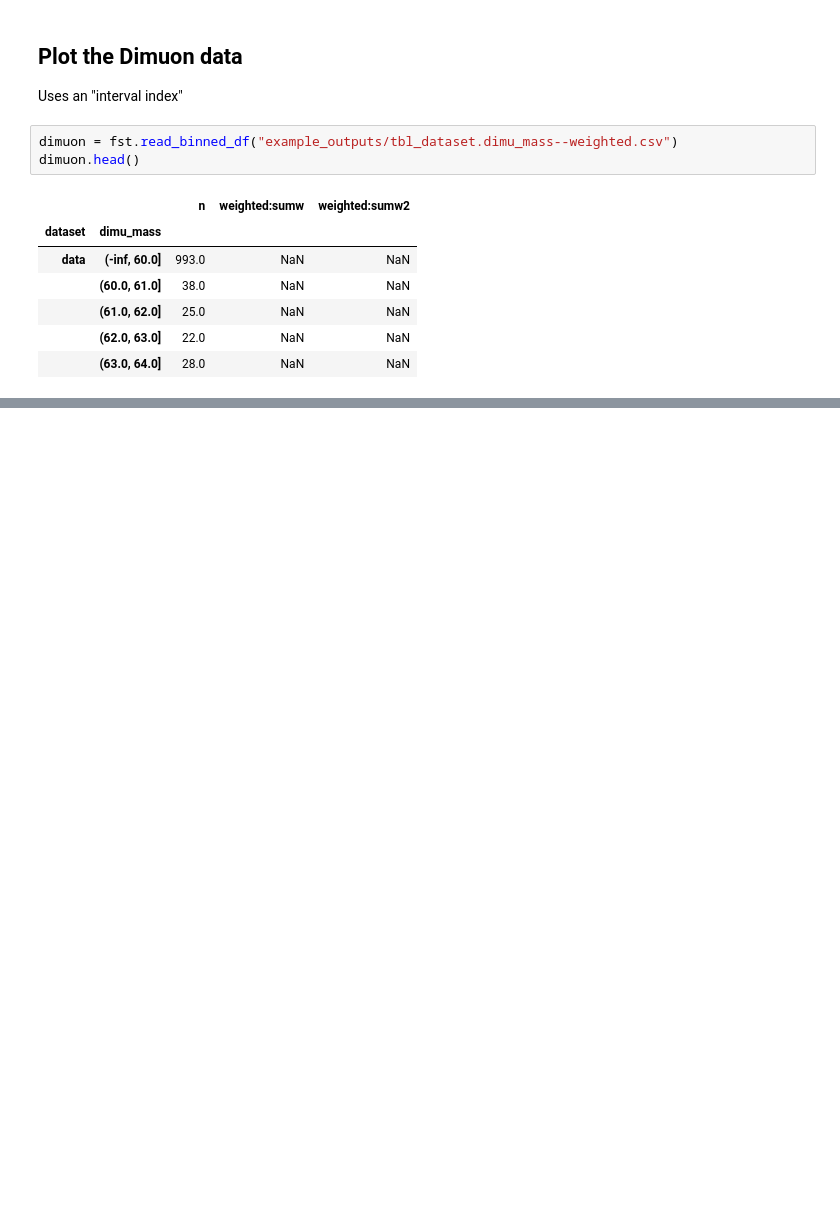
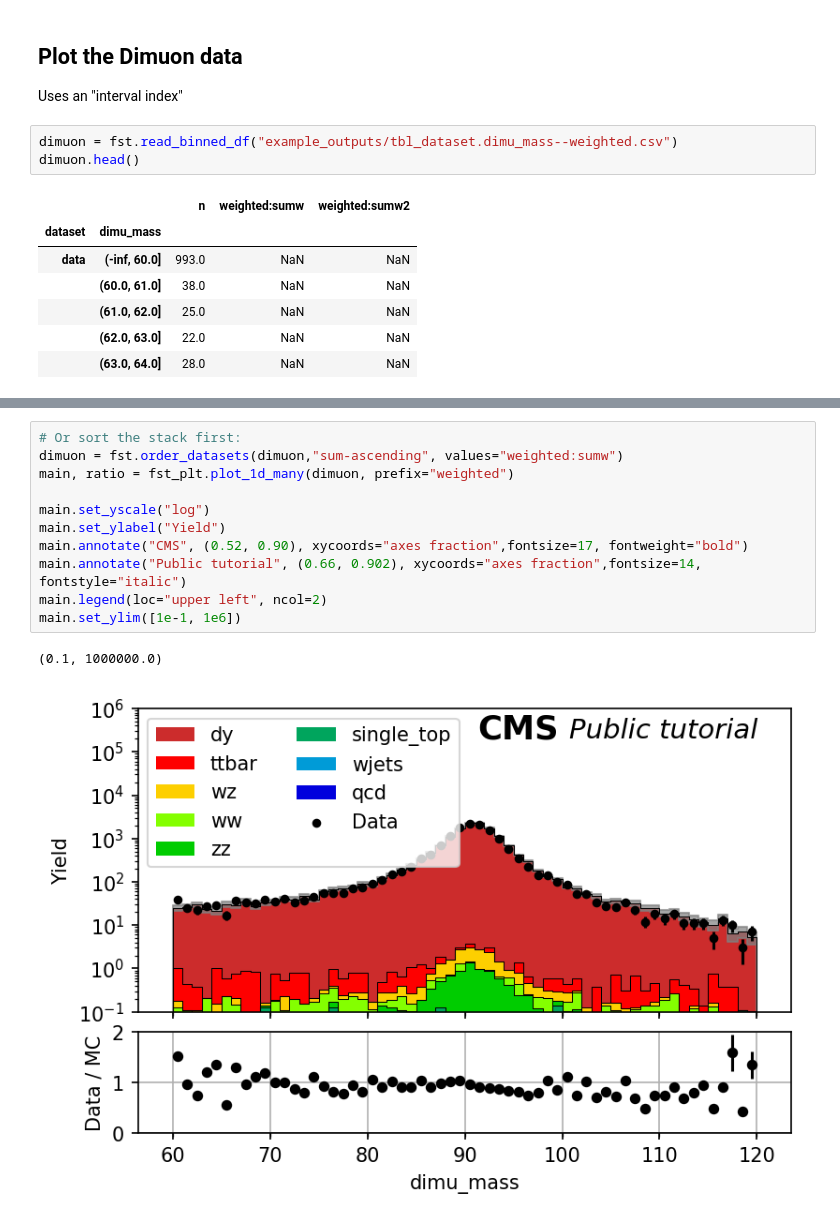
Before and after one commit to FAST-HEP/FAST_cms_public_tutorial, a Jupyter notebook: fast-plotter_plot_results.ipynb, the cells around one changed output, grey strips where cells are left out. Drawn from its saved outputs; the diff is of its cells as text; blank space fills up the shorter version.

```diff
--- a/fast-plotter_plot_results.ipynb
+++ b/fast-plotter_plot_results.ipynb
@@ -105,0 +125,14 @@ main.set_ylim([0.7, 1e4])
+# %%
+# Or sort the stack first:
+dimuon = fst.order_datasets(dimuon,"sum-ascending", values="weighted:sumw")
+main, ratio = fst_plt.plot_1d_many(dimuon, prefix="weighted")
+
+main.set_yscale("log")
+main.set_ylabel("Yield")
+main.annotate("CMS", (0.52, 0.90), xycoords="axes fraction",fontsize=17, fontweight="bold")
+main.annotate("Public tutorial", (0.66, 0.902), xycoords="axes fraction",fontsize=14, fontstyle="italic")
+main.legend(loc="upper left", ncol=2)
+main.set_ylim([1e-1, 1e6])
+# %% [output]
+(0.1, 1000000.0)
+[figure, added]
```
Also changed, not shown: parts of 9 cells of this notebook.
